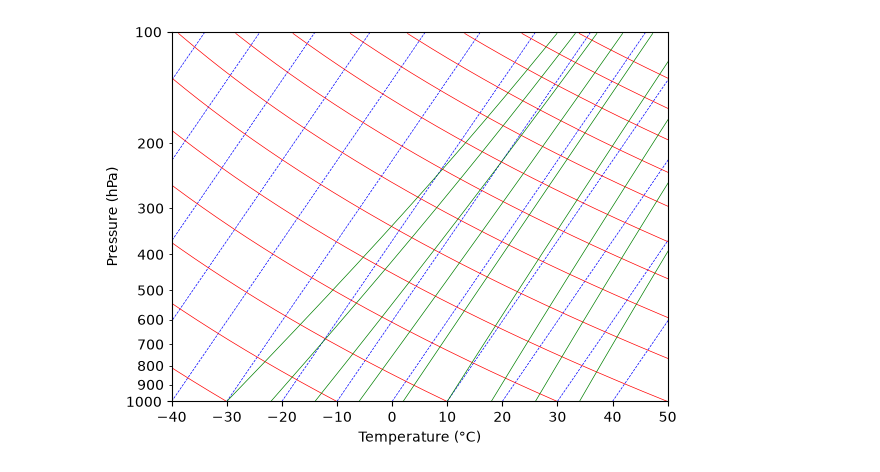
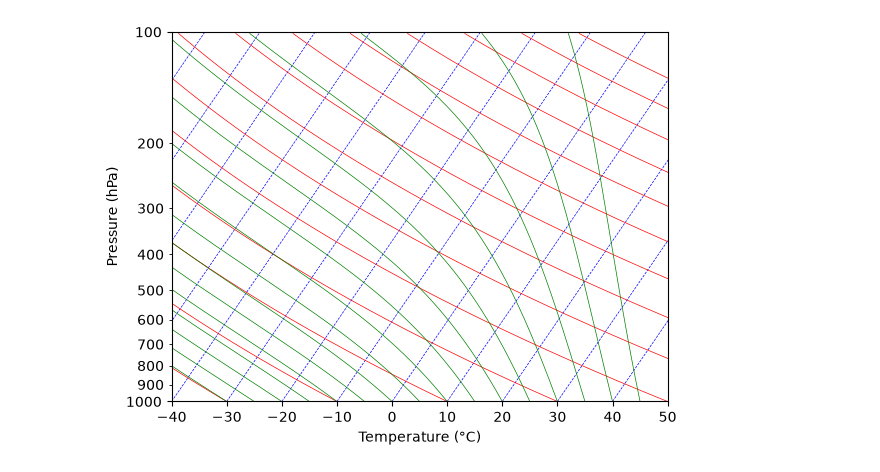
Before and after one commit to rylandlopez24/metr5003, a Jupyter notebook: lab3.ipynb, the cells around one changed output. Saved outputs shown, nothing was run; the diff lists cells and outputs as text; code cells hidden in the pictures.

```diff
--- a/lab3.ipynb
+++ b/lab3.ipynb
@@ -4,6 +4,7 @@
 import matplotlib.pyplot as plt
 import matplotlib.ticker as mticker
 import numpy as np
+
 
 ########## isolating my constants #############
 g = 9.81 # m/s^2
@@ -54,33 +55,33 @@ def isentrope(theta0):
     # temp given pressure and potential temp
 
     return theta * (oneisentrope/p0)**(Rd/Cp) - 273.15 # basically solving for temperature from theta
 
 for thetaq in range(-30, 240, 20):
     ax.plot(skewT(isentrope(thetaq), np.arange(1000, 100, -1)), np.arange(1000, 100, -1), color='red', linewidth=0.5)
 
 #now for the moist adiabats. cant quite use the one in the notes because thats relative to z not p
 
 def moist(T): # for an initial temperature
     p0 = 1000 # hPa
     Tk = T + 273.15 # converting to kelvin
     pressure = p0
 
     finaltemps = []
 
     while pressure > 100:
 
         es = 6.112 * np.exp(17.67 * (Tk - 273.15)/(Tk - 29.65)) # saturation vapor pressure in hPa
 
         rs = (Rd/Rv) * (es/(pressure - es)) # saturation mixing ratio in kg/kg
 
-        gamma = (Rd*T/(Cp*pressure))*((1+(Lv*rs/(Rd*Tk)))/(1+(Lv**2*rs/(Cp*Rv*Tk**2)))) # moist adiabatic lapse rate in K/hPa
+        gamma = (Rd*Tk/(Cp*pressure))*((1+(Lv*rs/(Rd*Tk)))/(1+(Lv**2*rs/(Cp*Rv*Tk**2)))) # moist adiabatic lapse rate in K/hPa - I adjusted it by using hydrostatic equation to get rid of dz
         finaltemps.append(Tk - 273.15) # appending the temperature in celsius to the list
         Tk -= gamma # updating temperature in kelvin
         pressure -= 1
     return finaltemps
 
 
-for T0 in range(-30, 40, 8):
+for T0 in range(-30, 50, 5, ):
     ax.plot(skewT(moist(T0), np.arange(1000, 100, -1)), np.arange(1000, 100, -1), color='green', linewidth=0.5)
 # %% [output]
-[figure, old version]
+[figure, new version]
```
